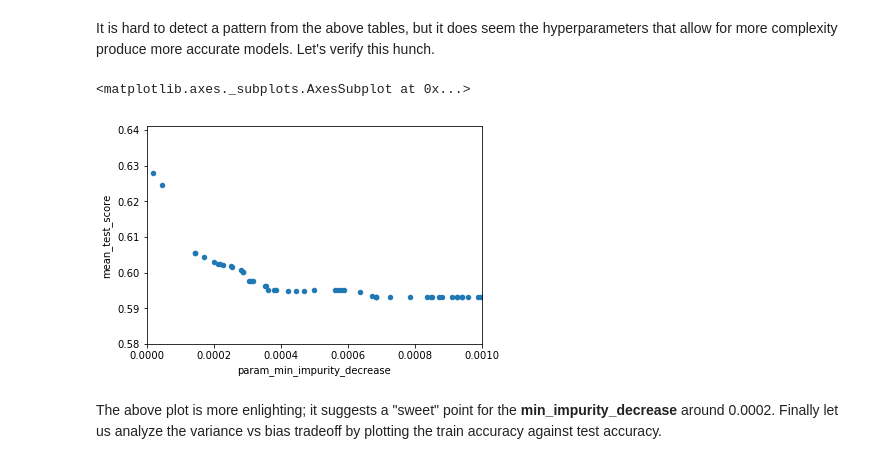
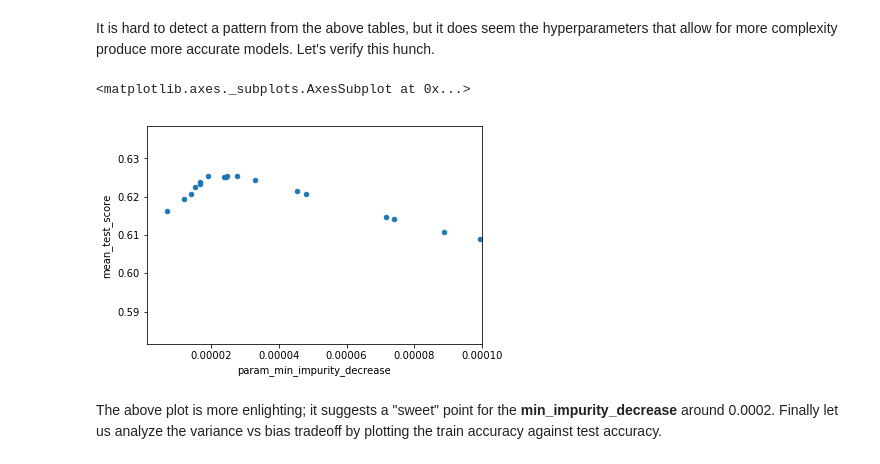
Before and after one commit to rossbm/udacity-ml-capstone, a Jupyter notebook: notebooks/3 - Decision Trees.ipynb, the cells around one changed output. Cells and saved outputs as stored; diff of their text form; code cells hidden in the pictures.

```diff
--- a/notebooks/3 - Decision Trees.ipynb
+++ b/notebooks/3 - Decision Trees.ipynb
@@ -69,0 +43,7 @@ lin_mdl = joblib.load("models/best_linear.pkl")
+# %%
+#Load test data (needed for labels)
+try:
+    test = joblib.load('data/interim/test.pkl')
+except FileNotFoundError:
+    #if file not present, complain
+    print("Test file not found, maybe you should run Notebook 1?")
@@ -69,0 +52,7 @@ lin_mdl = joblib.load("models/best_linear.pkl")
+# %%
+#Load document term matrix
+try:
+    features = joblib.load('data/processed/dtm_features.pkl')
+except FileNotFoundError:
+    #if file not present, complain
+    print("Document term matrix file not found, maybe you should run Notebook 2?")
@@ -180,10 +172,21 @@ to_search = {'min_impurity_decrease':min_impurity_decrease,
+# %%
+#for min_impurity_decrease sample from the uniform distrubion
+#lower bound is loc, and upper bound is scale + loc
+#want lower bound of 0, and upper bound of 0.0005
+min_impurity_decrease = distributions.uniform(loc = 0, scale = 5*(1e-4))
+#for min_samples_split provide a list of integer rangin from 1 to 14
+#it will be sampled from, and will be equivalent to randomly samping from a uniform distribution
+min_samples_split = [i for i in range(2,15)]
+
+to_search = {'min_impurity_decrease':min_impurity_decrease,
+            'min_samples_split':min_samples_split}
 # %%
 %%time
 dt_best = RandomizedSearchCV(estimator = DecisionTreeClassifier(),
                   param_distributions=to_search,
                   n_jobs=10,
-                  n_iter=50,
-                  cv=8,
+                  n_iter=100,
+                  cv=5,
                   verbose=1,
                   random_state=11222017)
 dt_best.fit(features["train"], train.funny)
@@ -232,8 +236,8 @@ It is hard to detect a pattern from the above tables, but it does seem the hyper
 # %%
 results.plot(x="param_min_impurity_decrease",
              y = "mean_test_score",
              kind="scatter",
-             xlim=(1e-6,1e-3))
+             xlim=(1e-6,1e-4))
 # %% [output]
 <matplotlib.axes._subplots.AxesSubplot at 0x...>
-[figure, old version]
+[figure, new version]
```
Also changed, not shown: parts of 36 cells of this notebook, 31 other files.
